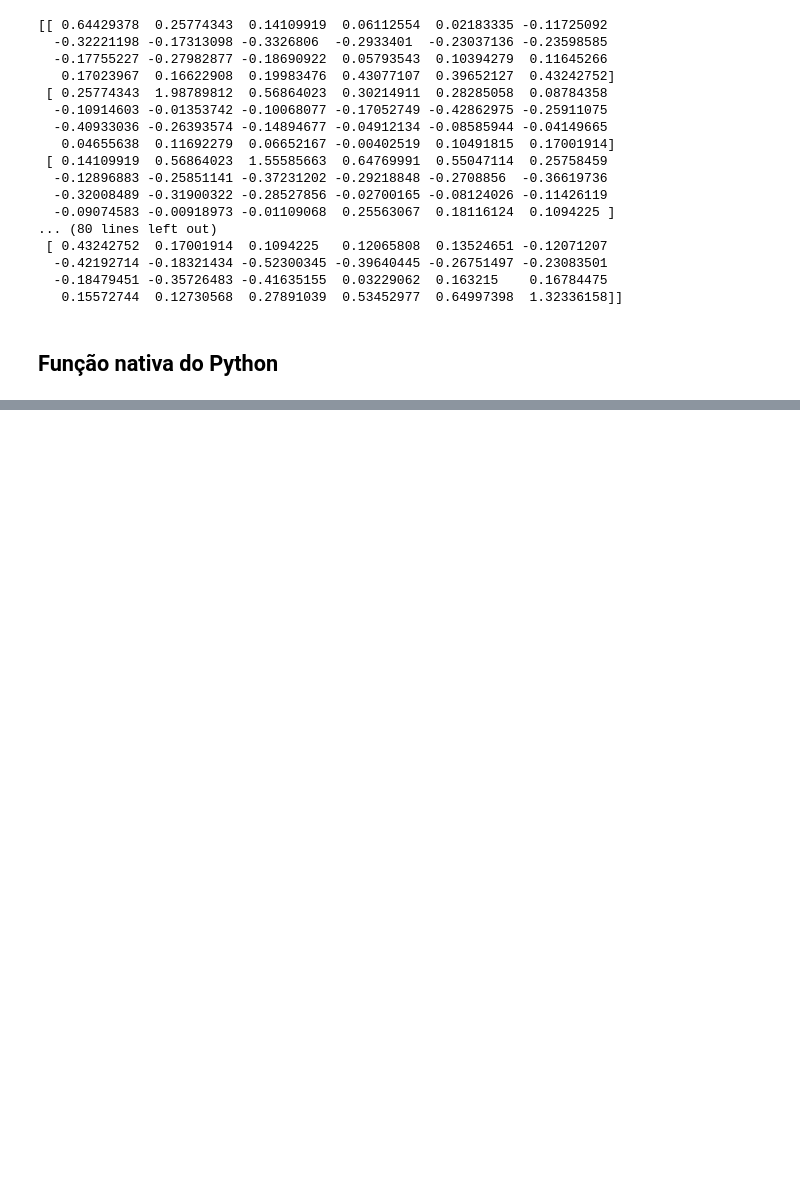
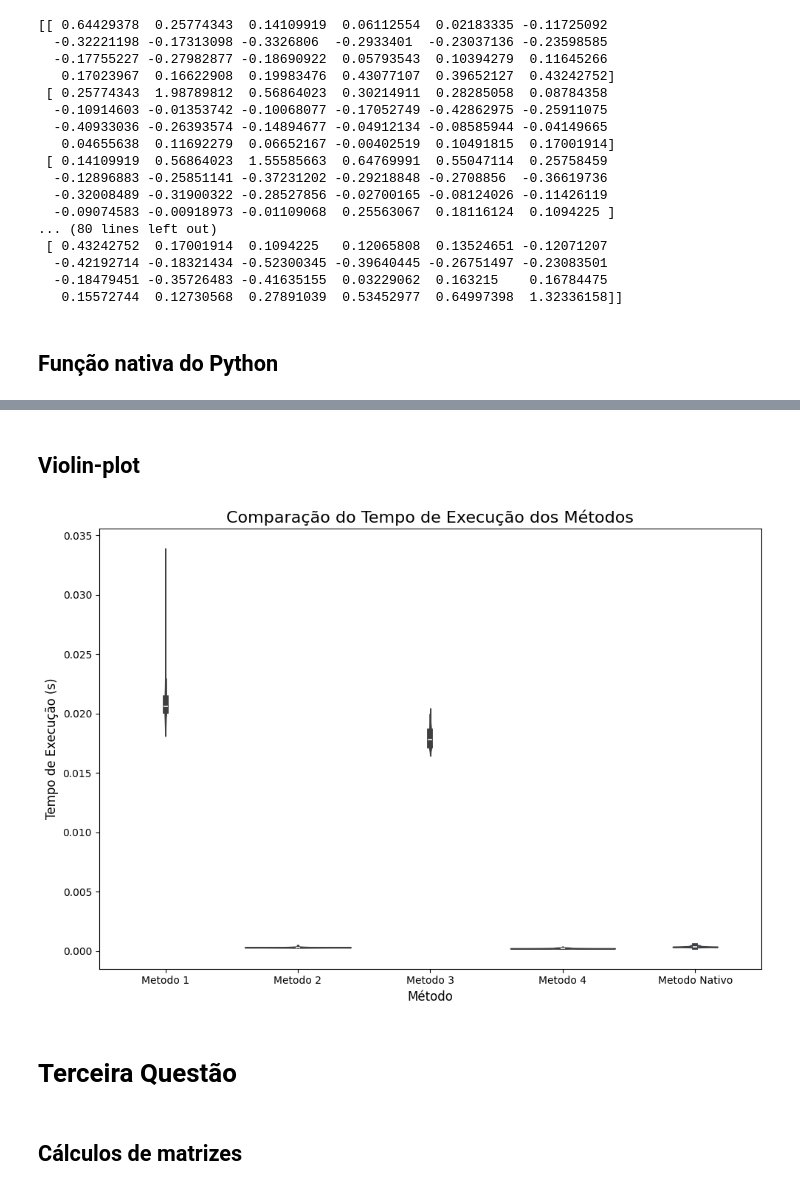
Before and after one commit to hubertlm/TC01, a Jupyter notebook: TC01.ipynb, the cells around one changed output, grey strips where cells are left out. Saved outputs shown, nothing was run; the diff lists cells and outputs as text; code cells hidden in the pictures; blank space fills up the shorter version.

```diff
--- a/TC01.ipynb
+++ b/TC01.ipynb
@@ -174,0 +273,20 @@ print(E)
+# %% [markdown]
+## Violin-plot
+# %%
+plt.figure(figsize=(10, 7))
+
+sns.violinplot(data=df_long, x='Método', y='Tempo de Execução (s)')
+
+plt.yscale('log')
+
+plt.title('Comparação do Tempo de Execução dos Métodos', fontsize=16)
+plt.xlabel('Método', fontsize=12)
+plt.ylabel('Tempo de Execução (s)', fontsize=12)
+plt.tight_layout()
+plt.show()
+# %% [output]
+[figure, added]
+# %% [markdown]
+# Terceira Questão
+# %% [markdown]
+## Cálculos de matrizes
```
Also changed, not shown: parts of 13 cells of this notebook.
